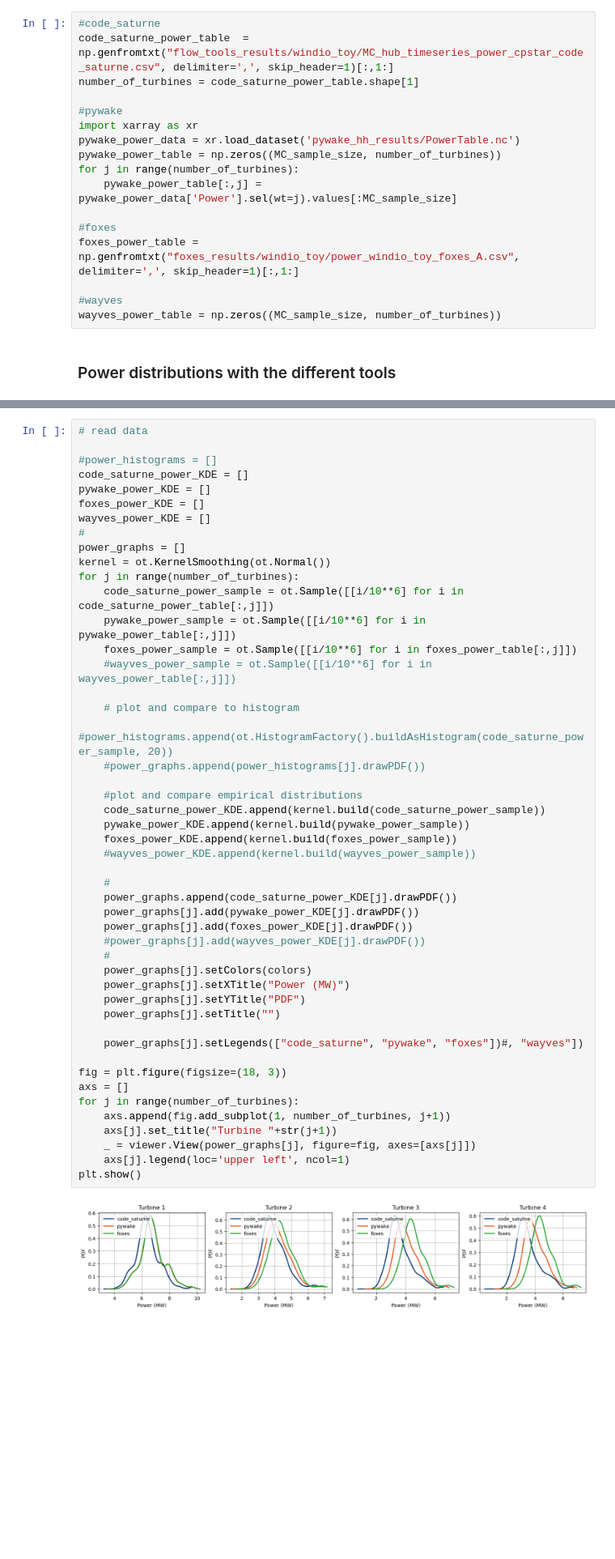
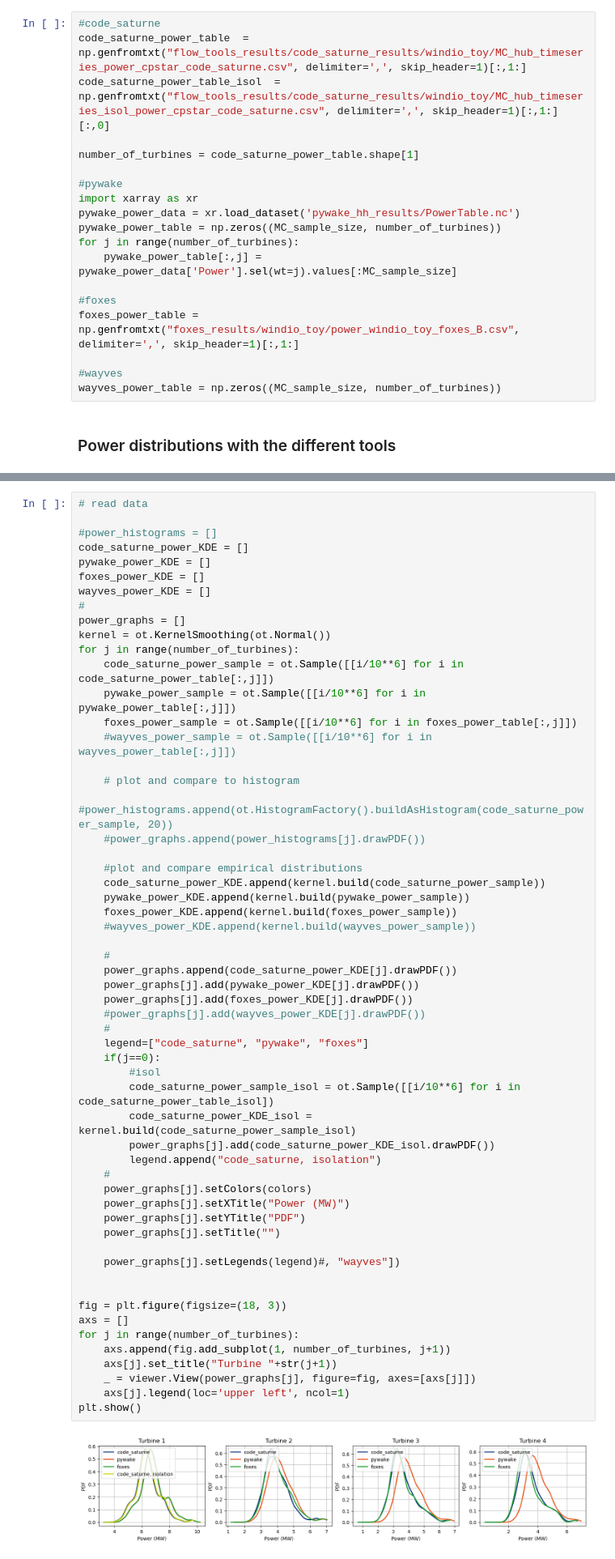
Before and after one commit to bjarketol/WIFA, a Jupyter notebook: vnv/uq_validation/SA_FLOW_tools_power.ipynb, the cells around one changed output, grey strips where cells are left out. Shown at 81% size. Cells and saved outputs as stored; diff of their text form; blank space fills up the shorter version.

```diff
--- a/vnv/uq_validation/SA_FLOW_tools_power.ipynb
+++ b/vnv/uq_validation/SA_FLOW_tools_power.ipynb
@@ -83,7 +83,9 @@ for j in range(MC_sample.shape[1]):
 ### Read the results from the different tools
 # %%
 #code_saturne
-code_saturne_power_table  = np.genfromtxt("flow_tools_results/windio_toy/MC_hub_timeseries_power_cpstar_code_saturne.csv", delimiter=',', skip_header=1)[:,1:]
+code_saturne_power_table  = np.genfromtxt("flow_tools_results/code_saturne_results/windio_toy/MC_hub_timeseries_power_cpstar_code_saturne.csv", delimiter=',', skip_header=1)[:,1:]
+code_saturne_power_table_isol  = np.genfromtxt("flow_tools_results/code_saturne_results/windio_toy/MC_hub_timeseries_isol_power_cpstar_code_saturne.csv", delimiter=',', skip_header=1)[:,1:][:,0]
+
 number_of_turbines = code_saturne_power_table.shape[1]
 
 #pywake
@@ -94,7 +96,7 @@ for j in range(number_of_turbines):
     pywake_power_table[:,j] = pywake_power_data['Power'].sel(wt=j).values[:MC_sample_size]
 
 #foxes
-foxes_power_table = np.genfromtxt("foxes_results/windio_toy/power_windio_toy_foxes_A.csv", delimiter=',', skip_header=1)[:,1:]
+foxes_power_table = np.genfromtxt("foxes_results/windio_toy/power_windio_toy_foxes_B.csv", delimiter=',', skip_header=1)[:,1:]
 
 #wayves
 wayves_power_table = np.zeros((MC_sample_size, number_of_turbines))
@@ -121,32 +125,41 @@ for j in range(number_of_turbines):
     #power_histograms.append(ot.HistogramFactory().buildAsHistogram(code_saturne_power_sample, 20))
     #power_graphs.append(power_histograms[j].drawPDF())
 
     #plot and compare empirical distributions
     code_saturne_power_KDE.append(kernel.build(code_saturne_power_sample))
     pywake_power_KDE.append(kernel.build(pywake_power_sample))
     foxes_power_KDE.append(kernel.build(foxes_power_sample))
     #wayves_power_KDE.append(kernel.build(wayves_power_sample))
 
     #
     power_graphs.append(code_saturne_power_KDE[j].drawPDF())
     power_graphs[j].add(pywake_power_KDE[j].drawPDF())
     power_graphs[j].add(foxes_power_KDE[j].drawPDF())
     #power_graphs[j].add(wayves_power_KDE[j].drawPDF())
     #
+    legend=["code_saturne", "pywake", "foxes"]
+    if(j==0):
+        #isol
+        code_saturne_power_sample_isol = ot.Sample([[i/10**6] for i in code_saturne_power_table_isol])
+        code_saturne_power_KDE_isol = kernel.build(code_saturne_power_sample_isol)
+        power_graphs[j].add(code_saturne_power_KDE_isol.drawPDF())
+        legend.append("code_saturne, isolation")
+    #
     power_graphs[j].setColors(colors)
     power_graphs[j].setXTitle("Power (MW)")
     power_graphs[j].setYTitle("PDF")
     power_graphs[j].setTitle("")
 
-    power_graphs[j].setLegends(["code_saturne", "pywake", "foxes"])#, "wayves"])
+    power_graphs[j].setLegends(legend)#, "wayves"])
+
 
 fig = plt.figure(figsize=(18, 3))
 axs = []
 for j in range(number_of_turbines):
     axs.append(fig.add_subplot(1, number_of_turbines, j+1))
     axs[j].set_title("Turbine "+str(j+1))
     _ = viewer.View(power_graphs[j], figure=fig, axes=[axs[j]])
     axs[j].legend(loc='upper left', ncol=1)
 plt.show()
 # %% [output]
-[figure, old version]
+[figure, new version]
```
Also changed, not shown: parts of 13 cells of this notebook.
